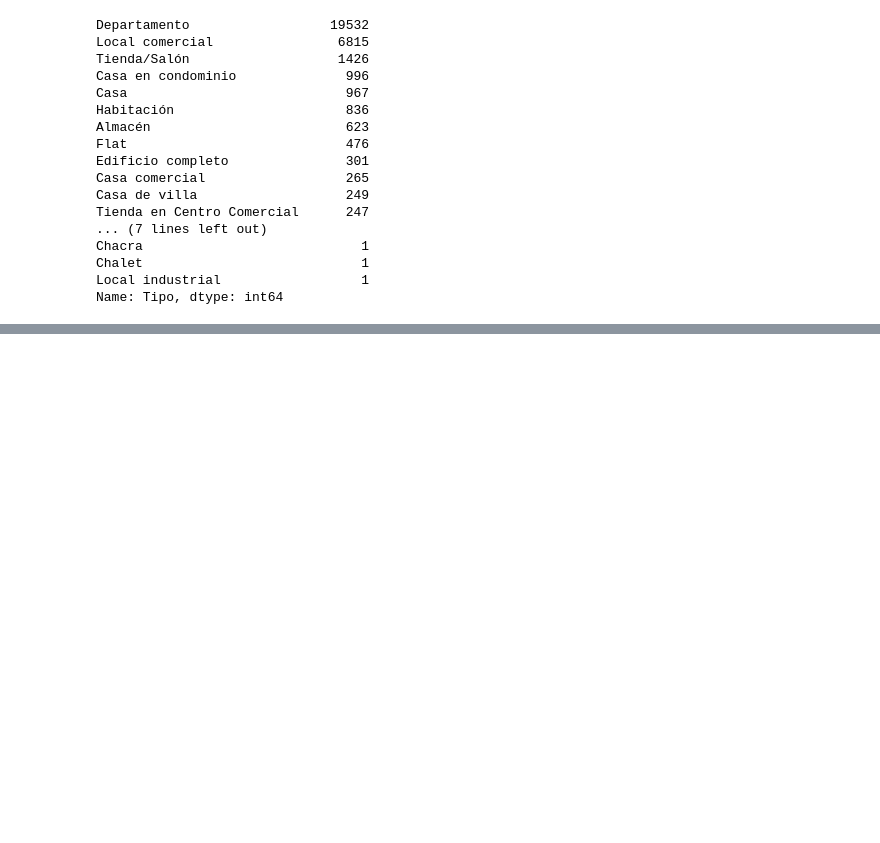
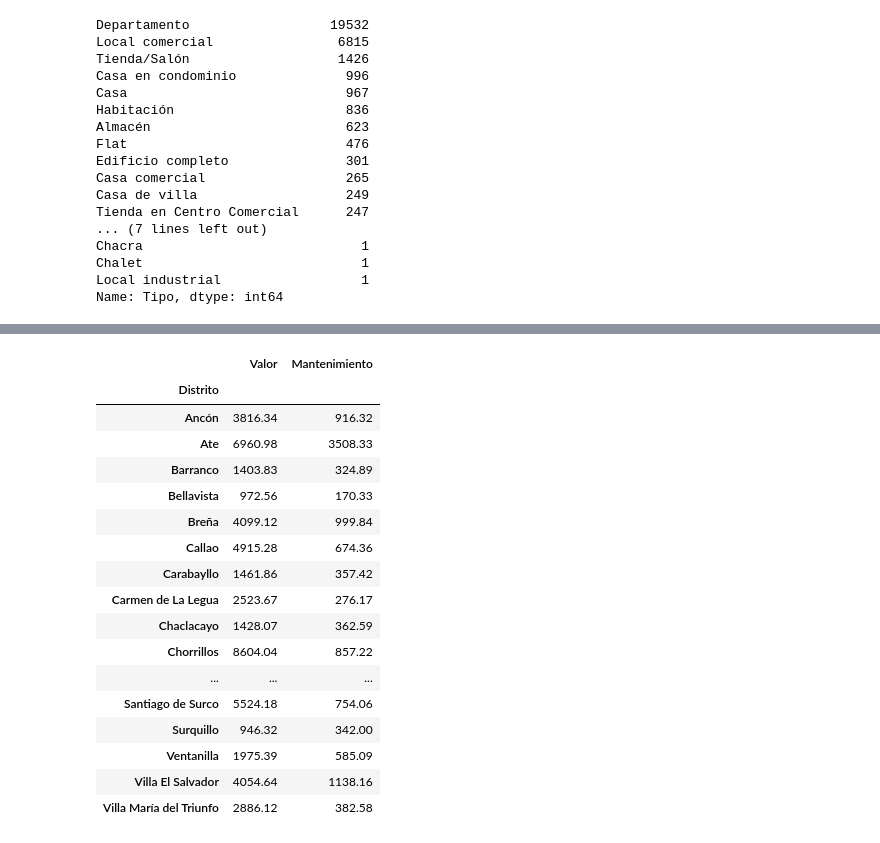
Before and after one commit to exequiel-farias/pandas-avanzado, a Jupyter notebook: PandasAvanzado.ipynb, the cells around one changed output, grey strips where cells are left out. Drawn from its saved outputs; the diff is of its cells as text; code cells hidden in the pictures; blank space fills up the shorter version.

```diff
--- a/PandasAvanzado.ipynb
+++ b/PandasAvanzado.ipynb
@@ -1643,0 +1747,21 @@ Name: Tipo, dtype: int64
+# %%
+grupo_barrio[['Valor','Mantenimiento']].mean().round(2)
+# %% [output]
+|  | Valor | Mantenimiento |
+| Distrito |  |  |
+| Ancón | 3816.34 | 916.32 |
+| Ate | 6960.98 | 3508.33 |
+| Barranco | 1403.83 | 324.89 |
+| Bellavista | 972.56 | 170.33 |
+| Breña | 4099.12 | 999.84 |
+| Callao | 4915.28 | 674.36 |
+| Carabayllo | 1461.86 | 357.42 |
+| Carmen de La Legua | 2523.67 | 276.17 |
+| Chaclacayo | 1428.07 | 362.59 |
+| Chorrillos | 8604.04 | 857.22 |
+| ... | ... | ... |
+| Santiago de Surco | 5524.18 | 754.06 |
+| Surquillo | 946.32 | 342.00 |
+| Ventanilla | 1975.39 | 585.09 |
+| Villa El Salvador | 4054.64 | 1138.16 |
+| Villa María del Triunfo | 2886.12 | 382.58 |
```
Also changed, not shown: parts of 18 cells of this notebook.
